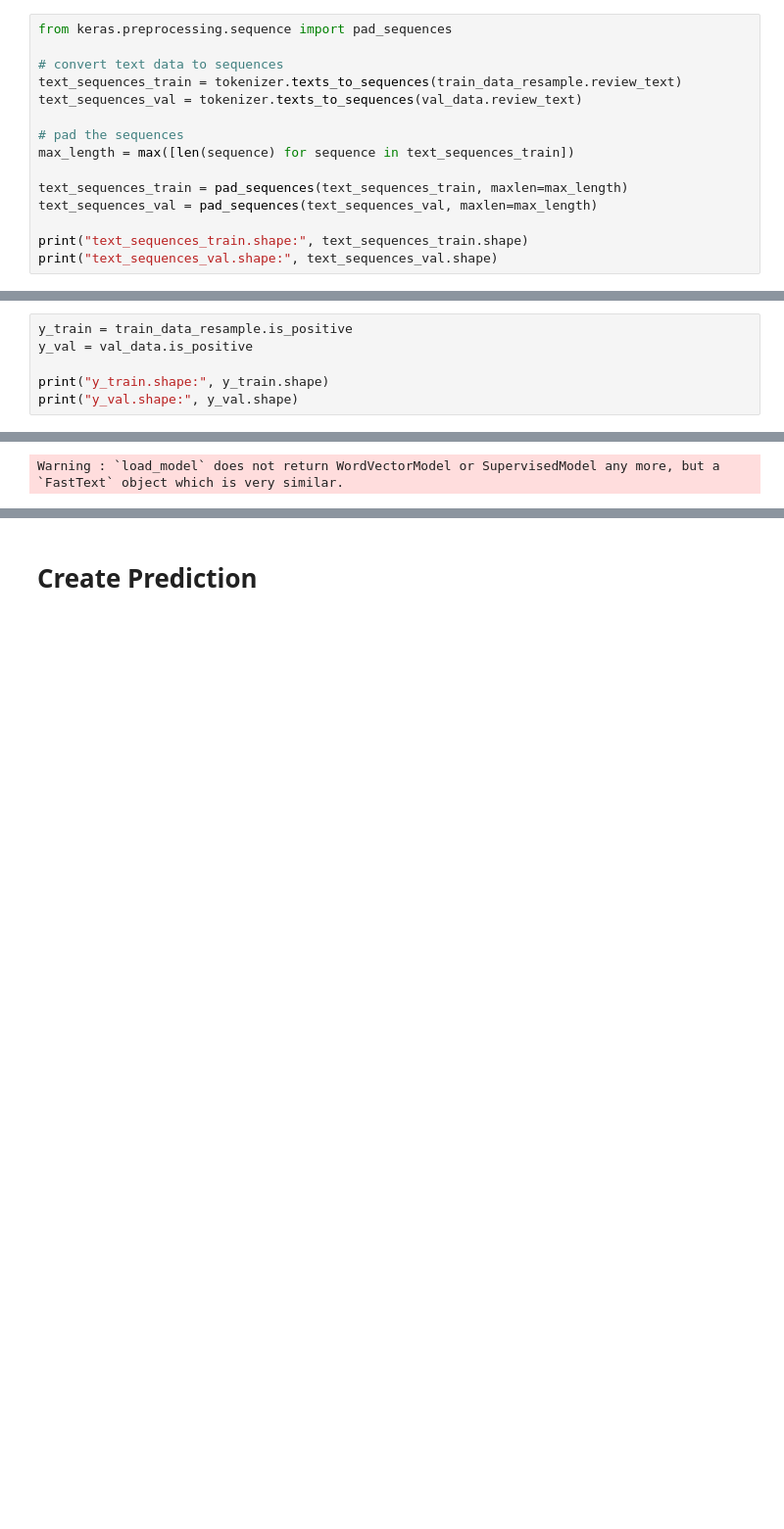
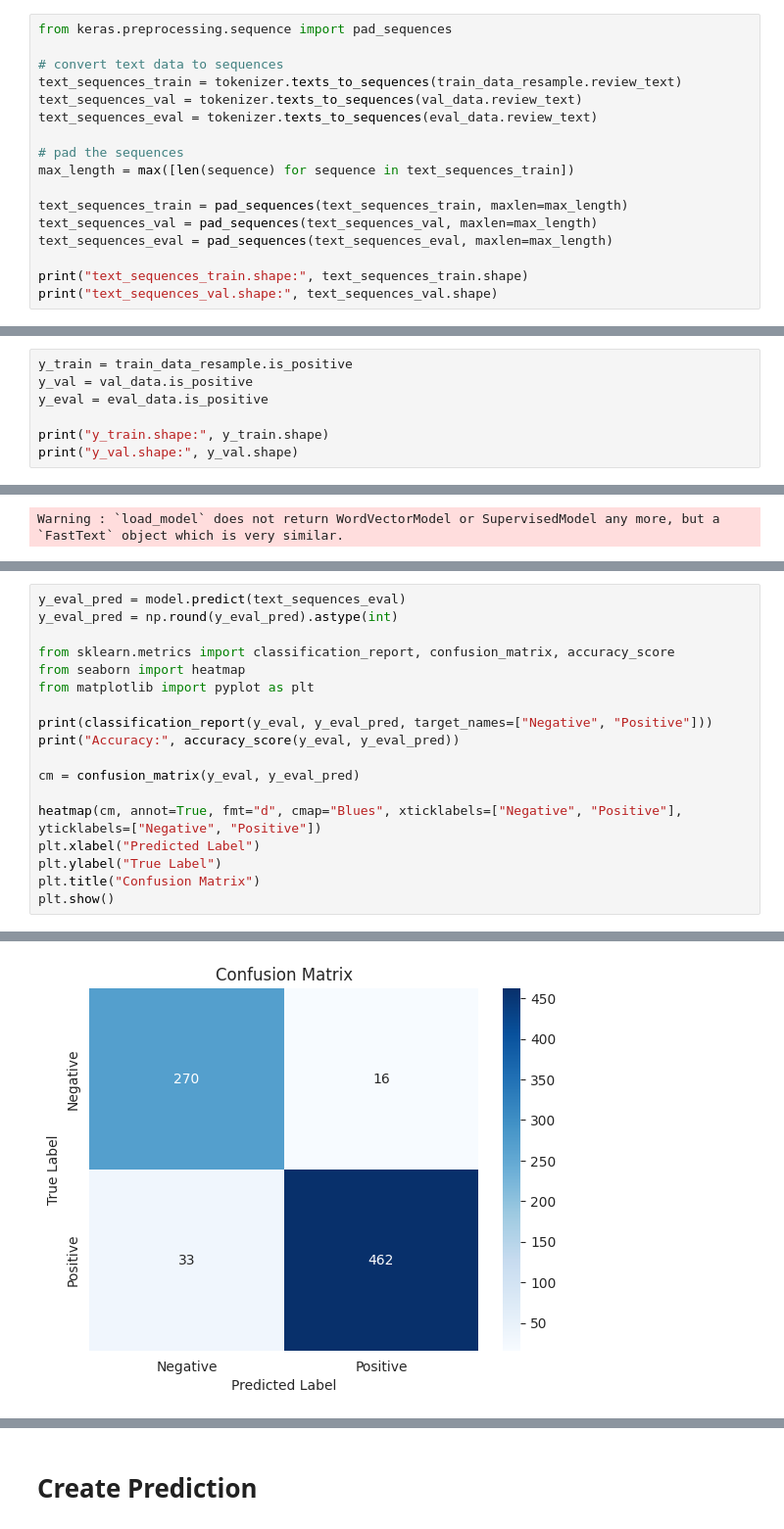
Before and after one commit to elskow/PuskesmasSbyAnalysis, a Jupyter notebook: 2-training tf.ipynb, the cells around one changed output, grey strips where cells are left out. Shown at 98% size. Saved outputs shown, nothing was run; the diff lists cells and outputs as text; blank space fills up the shorter version.

```diff
--- a/2-training tf.ipynb
+++ b/2-training tf.ipynb
@@ -138,12 +155,14 @@ from keras.preprocessing.sequence import pad_sequences
 # convert text data to sequences
 text_sequences_train = tokenizer.texts_to_sequences(train_data_resample.review_text)
 text_sequences_val = tokenizer.texts_to_sequences(val_data.review_text)
+text_sequences_eval = tokenizer.texts_to_sequences(eval_data.review_text)
 
 # pad the sequences
 max_length = max([len(sequence) for sequence in text_sequences_train])
 
 text_sequences_train = pad_sequences(text_sequences_train, maxlen=max_length)
 text_sequences_val = pad_sequences(text_sequences_val, maxlen=max_length)
+text_sequences_eval = pad_sequences(text_sequences_eval, maxlen=max_length)
 
 print("text_sequences_train.shape:", text_sequences_train.shape)
 print("text_sequences_val.shape:", text_sequences_val.shape)
@@ -153,6 +172,7 @@ text_sequences_val.shape: (1562, 585)
 # %%
 y_train = train_data_resample.is_positive
 y_val = val_data.is_positive
+y_eval = eval_data.is_positive
 
 print("y_train.shape:", y_train.shape)
 print("y_val.shape:", y_val.shape)
@@ -345,0 +358,19 @@ plt.show()
+# %%
+y_eval_pred = model.predict(text_sequences_eval)
+y_eval_pred = np.round(y_eval_pred).astype(int)
+
+from sklearn.metrics import classification_report, confusion_matrix, accuracy_score
+from seaborn import heatmap
+from matplotlib import pyplot as plt
+
+print(classification_report(y_eval, y_eval_pred, target_names=["Negative", "Positive"]))
+print("Accuracy:", accuracy_score(y_eval, y_eval_pred))
+
+cm = confusion_matrix(y_eval, y_eval_pred)
+
+heatmap(cm, annot=True, fmt="d", cmap="Blues", xticklabels=["Negative", "Positive"], yticklabels=["Negative", "Positive"])
+plt.xlabel("Predicted Label")
+plt.ylabel("True Label")
+plt.title("Confusion Matrix")
+plt.show()
+# %% [output]
@@ -346,3 +388,4 @@ plt.show()
+[figure, added]
 # %%
 # save the model
 model.save("model.h5")
```
Also changed, not shown: parts of 25 cells of this notebook, 1 other file.
